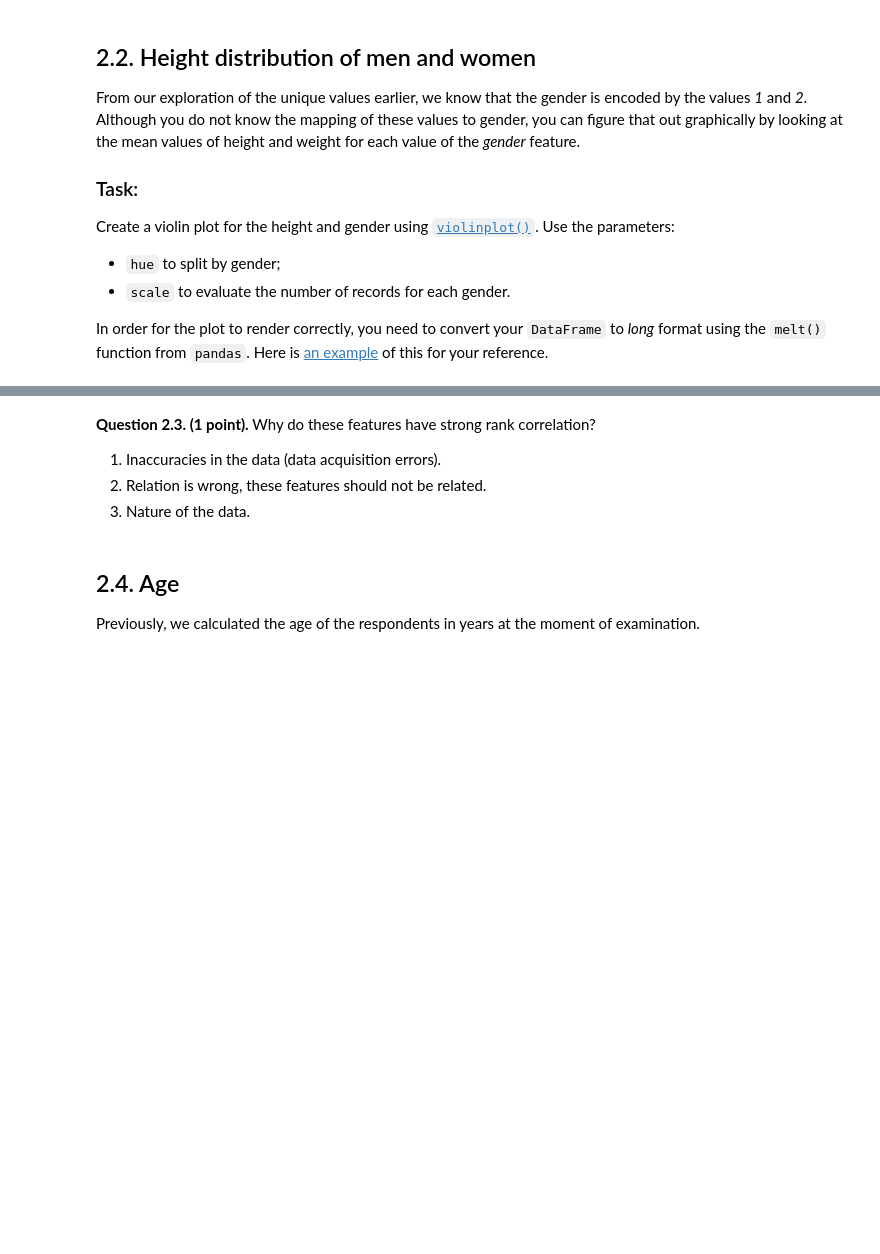
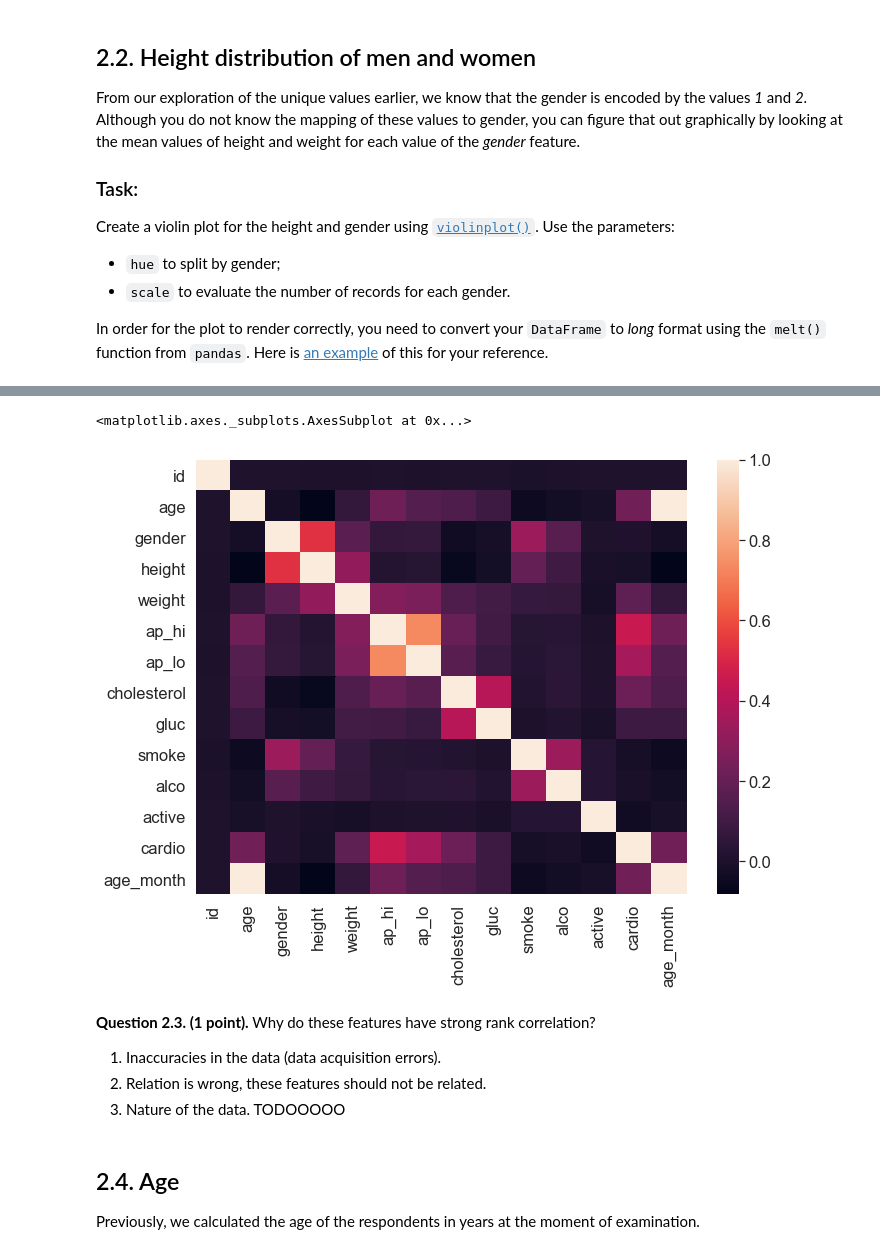
Before and after one commit to Split174/usmlhomework, a Jupyter notebook: assignment02_analyzing_cardiovascular_desease_data.ipynb, the cells around one changed output, grey strips where cells are left out. Drawn from its saved outputs; the diff is of its cells as text; code cells hidden in the pictures; blank space fills up the shorter version.

```diff
--- a/assignment02_analyzing_cardiovascular_desease_data.ipynb
+++ b/assignment02_analyzing_cardiovascular_desease_data.ipynb
@@ -314,10 +327,16 @@ In order for the plot to render correctly, you need to convert your `DataFrame`
 6. Smoke, Alco
+# %%
+sns.heatmap(df.corr('spearman'))
+# %% [output]
+<matplotlib.axes._subplots.AxesSubplot at 0x...>
+[figure, added]
 # %% [markdown]
 **Question 2.3. (1 point).** Why do these features have strong rank correlation?
 
 1. Inaccuracies in the data (data acquisition errors).
 2. Relation is wrong, these features should not be related.
 3. Nature of the data.
+TODOOOOO
 # %% [markdown]
 ## 2.4. Age
 
```
Also changed, not shown: parts of 14 cells of this notebook.
